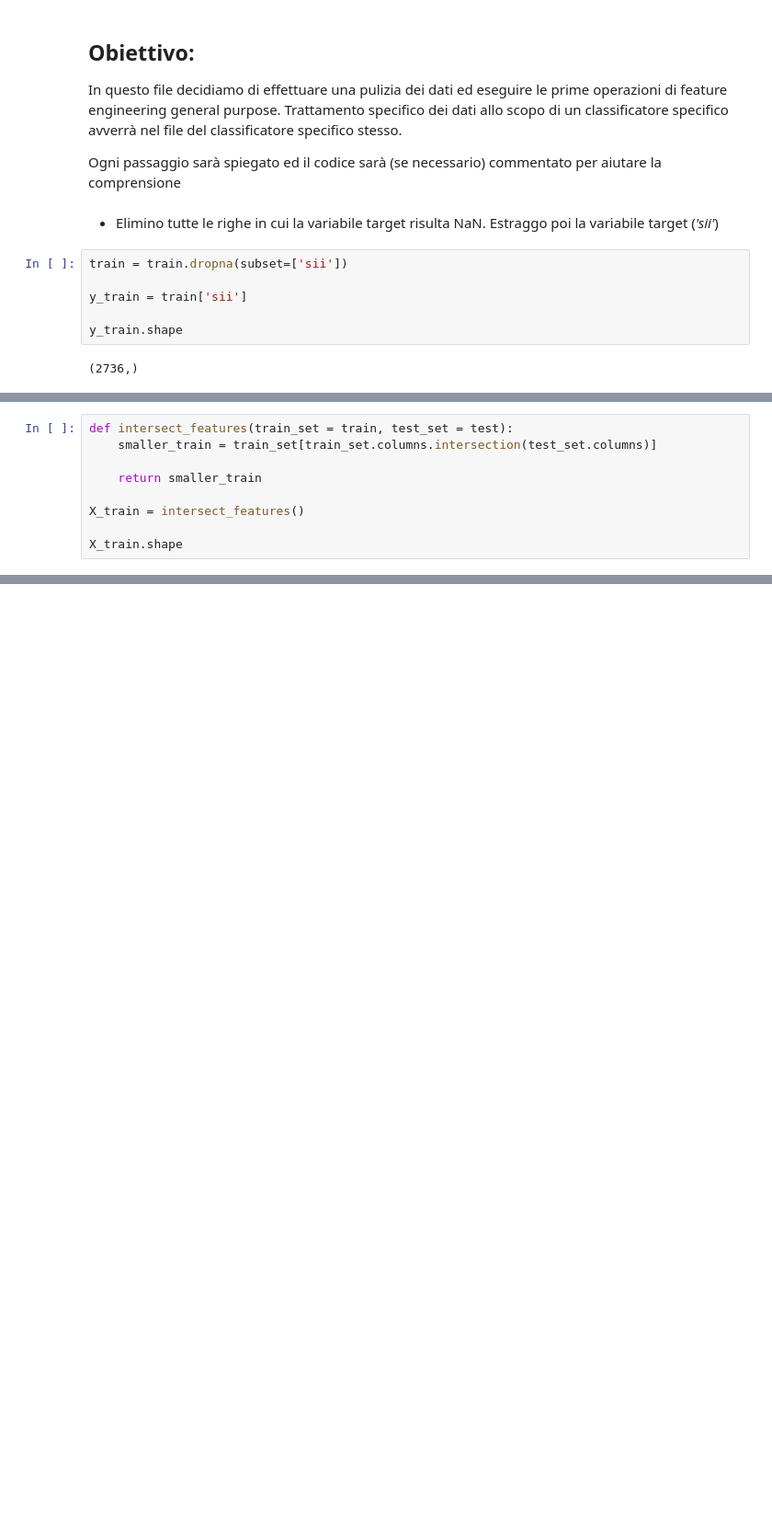
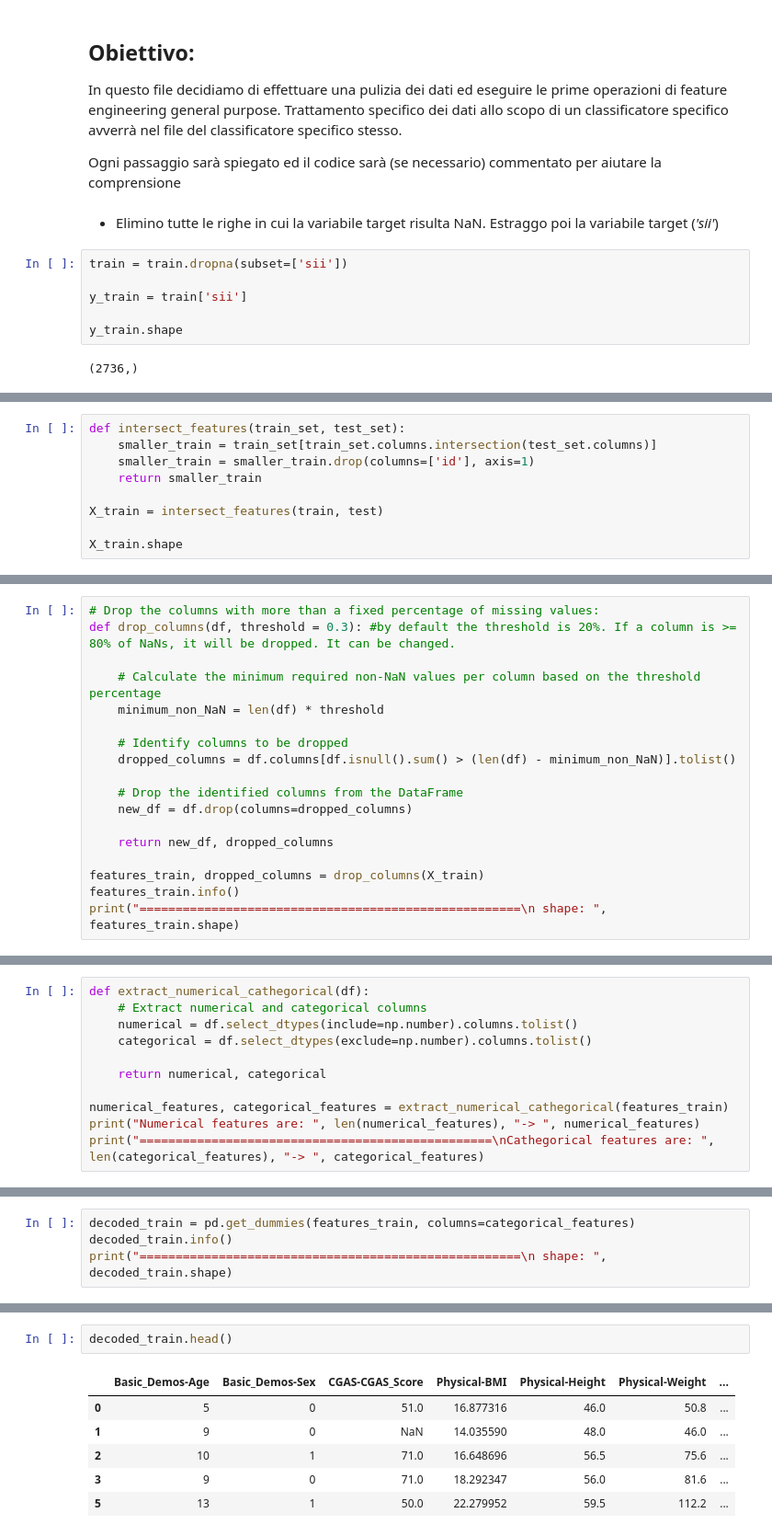
Before and after one commit to Assz2/DWM, a Jupyter notebook: data_cleaning.ipynb, the cells around one changed output, grey strips where cells are left out. Shown at 92% size. Saved outputs shown, nothing was run; the diff lists cells and outputs as text; blank space fills up the shorter version.

Commit message:
data cleaning file completed

```diff
--- a/data_cleaning.ipynb
+++ b/data_cleaning.ipynb
@@ -51,10 +51,10 @@ y_train.shape
 # %%
-def intersect_features(train_set = train, test_set = test):
+def intersect_features(train_set, test_set):
     smaller_train = train_set[train_set.columns.intersection(test_set.columns)]
-
+    smaller_train = smaller_train.drop(columns=['id'], axis=1)
     return smaller_train
 
-X_train = intersect_features()
+X_train = intersect_features(train, test)
 
 X_train.shape
 # %% [output]
@@ -61,0 +64,18 @@ X_train.shape
+# %%
+# Drop the columns with more than a fixed percentage of missing values:
+def drop_columns(df, threshold = 0.3): #by default the threshold is 20%. If a column is >= 80% of NaNs, it will be dropped. It can be changed.
+
+    # Calculate the minimum required non-NaN values per column based on the threshold percentage
+    minimum_non_NaN = len(df) * threshold
+
+    # Identify columns to be dropped
+    dropped_columns = df.columns[df.isnull().sum() > (len(df) - minimum_non_NaN)].tolist()
+
+    # Drop the identified columns from the DataFrame
+    new_df = df.drop(columns=dropped_columns)
+
+    return new_df, dropped_columns
+
+features_train, dropped_columns = drop_columns(X_train)
+features_train.info()
+print("=====================================================\n shape: ", features_train.shape)
@@ -61,0 +102,11 @@ X_train.shape
+# %%
+def extract_numerical_cathegorical(df):
+    # Extract numerical and categorical columns
+    numerical = df.select_dtypes(include=np.number).columns.tolist()
+    categorical = df.select_dtypes(exclude=np.number).columns.tolist()
+
+    return numerical, categorical
+
+numerical_features, categorical_features = extract_numerical_cathegorical(features_train)
+print("Numerical features are: ", len(numerical_features), "-> ", numerical_features)
+print("=================================================\nCathegorical features are: ", len(categorical_features), "-> ", categorical_features)
@@ -61,0 +117,4 @@ X_train.shape
+# %%
+decoded_train = pd.get_dummies(features_train, columns=categorical_features)
+decoded_train.info()
+print("=====================================================\n shape: ", decoded_train.shape)
@@ -61,0 +139,9 @@ X_train.shape
+# %%
+decoded_train.head()
+# %% [output]
+|  | Basic_Demos-Age | Basic_Demos-Sex | CGAS-CGAS_Score | Physical-BMI | Physical-Height | Physical-Weight | ... |
+| 0 | 5 | 0 | 51.0 | 16.877316 | 46.0 | 50.8 | ... |
+| 1 | 9 | 0 | NaN | 14.035590 | 48.0 | 46.0 | ... |
+| 2 | 10 | 1 | 71.0 | 16.648696 | 56.5 | 75.6 | ... |
+| 3 | 9 | 0 | 71.0 | 18.292347 | 56.0 | 81.6 | ... |
+| 5 | 13 | 1 | 50.0 | 22.279952 | 59.5 | 112.2 | ... |
```
Also changed, not shown: parts of 14 cells of this notebook, 2 other files.
